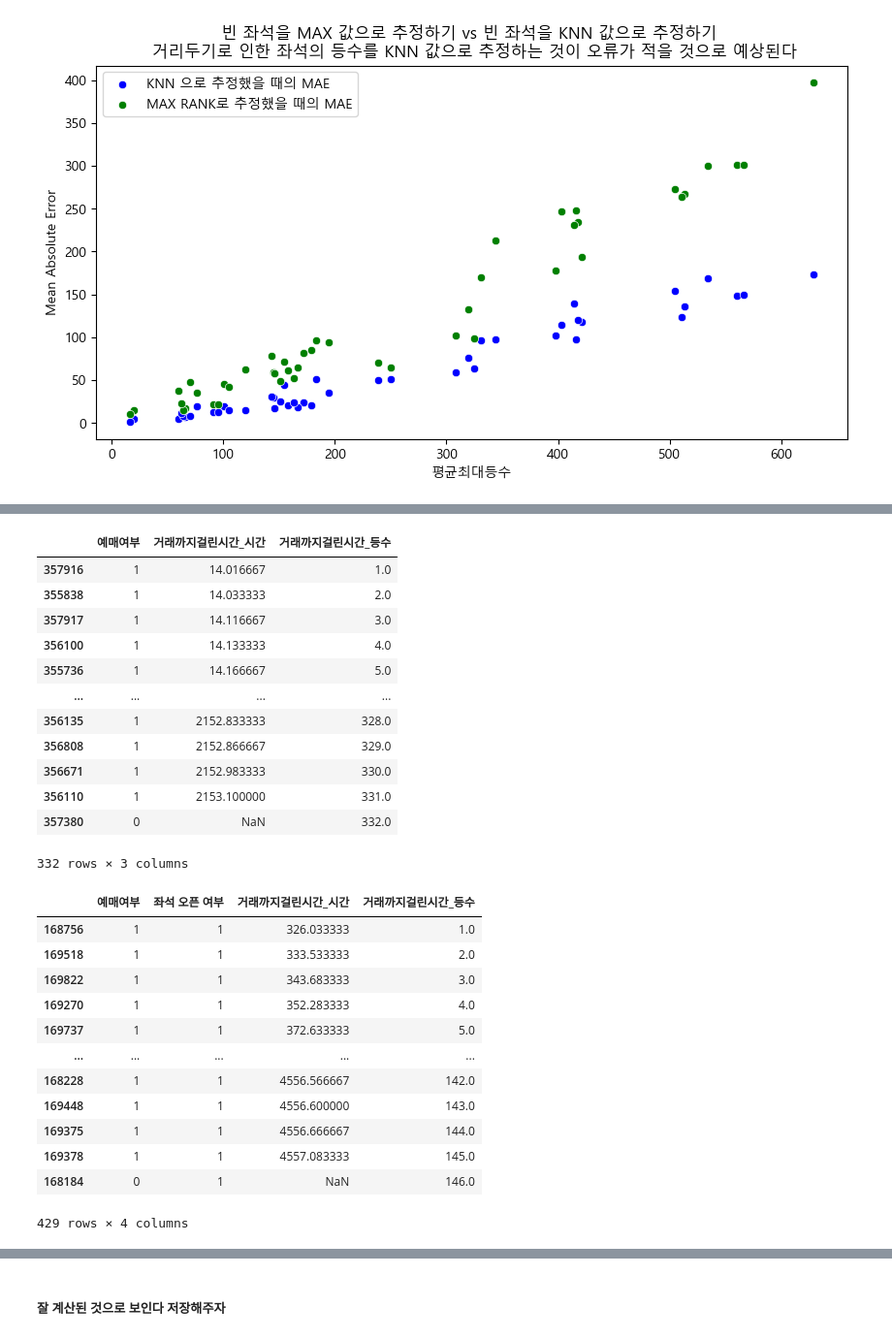
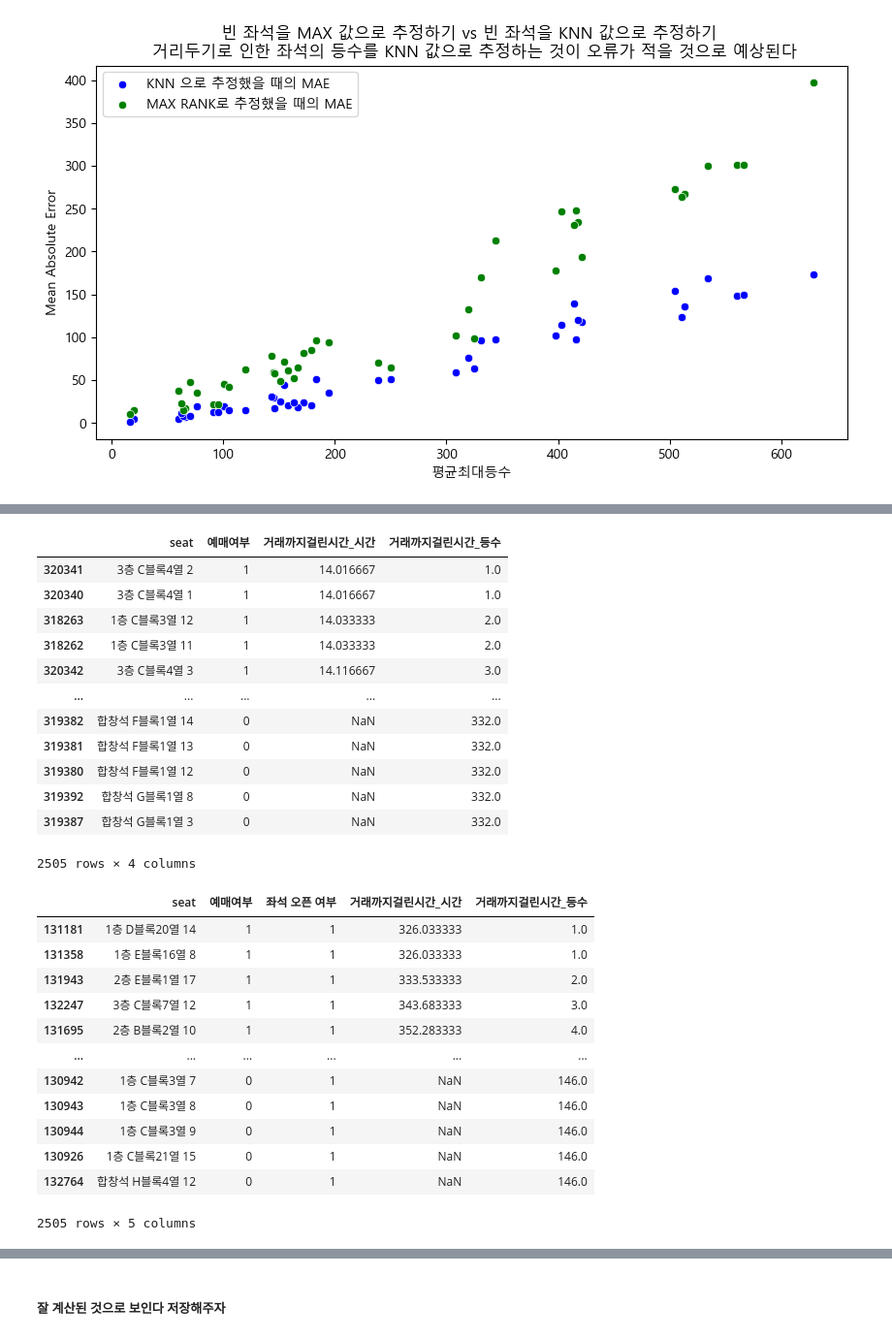
Before and after one commit to yonghyeun/BigContest-CocenrtHall, a Jupyter notebook: preprocessing/9. 거래까지 걸린 시간 계산.ipynb, the cells around one changed output, grey strips where cells are left out. Shown: that part at 97% size. Drawn from its saved outputs; the diff is of its cells as text; code cells hidden in the pictures.

```diff
--- a/preprocessing/9. 거래까지 걸린 시간 계산.ipynb
+++ b/preprocessing/9. 거래까지 걸린 시간 계산.ipynb
@@ -347,36 +336,36 @@ Text(0.5, 1.0, '빈 좌석을 MAX 값으로 추정하기 vs 빈 좌석을 KNN
 # 예시의 경우를 통해 잘 되었는지 살펴보자
 # 코로나가 아닌 경우
 
-total_result[total_result['전체공연시간'] == '2022-12-04 17:00:00'][['예매여부','거래까지걸린시간_시간','거래까지걸린시간_등수']].sort_values(by = '거래까지걸린시간_등수').drop_duplicates()
+total_result[total_result['전체공연시간'] == '2022-12-04 17:00:00'][['seat','예매여부','거래까지걸린시간_시간','거래까지걸린시간_등수']].sort_values(by = '거래까지걸린시간_등수').drop_duplicates()
 # %% [output]
-|  | 예매여부 | 거래까지걸린시간_시간 | 거래까지걸린시간_등수 |
-| 357916 | 1 | 14.016667 | 1.0 |
-| 355838 | 1 | 14.033333 | 2.0 |
-| 357917 | 1 | 14.116667 | 3.0 |
-| 356100 | 1 | 14.133333 | 4.0 |
-| 355736 | 1 | 14.166667 | 5.0 |
-| ... | ... | ... | ... |
-| 356135 | 1 | 2152.833333 | 328.0 |
-| 356808 | 1 | 2152.866667 | 329.0 |
-| 356671 | 1 | 2152.983333 | 330.0 |
-| 356110 | 1 | 2153.100000 | 331.0 |
-| 357380 | 0 | NaN | 332.0 |
+|  | seat | 예매여부 | 거래까지걸린시간_시간 | 거래까지걸린시간_등수 |
+| 320341 | 3층 C블록4열 2 | 1 | 14.016667 | 1.0 |
+| 320340 | 3층 C블록4열 1 | 1 | 14.016667 | 1.0 |
+| 318263 | 1층 C블록3열 12 | 1 | 14.033333 | 2.0 |
+| 318262 | 1층 C블록3열 11 | 1 | 14.033333 | 2.0 |
+| 320342 | 3층 C블록4열 3 | 1 | 14.116667 | 3.0 |
+| ... | ... | ... | ... | ... |
+| 319382 | 합창석 F블록1열 14 | 0 | NaN | 332.0 |
+| 319381 | 합창석 F블록1열 13 | 0 | NaN | 332.0 |
+| 319380 | 합창석 F블록1열 12 | 0 | NaN | 332.0 |
+| 319392 | 합창석 G블록1열 8 | 0 | NaN | 332.0 |
+| 319387 | 합창석 G블록1열 3 | 0 | NaN | 332.0 |
-332 rows × 3 columns
+2505 rows × 4 columns
 # %%
 # 거리두기 기간인 경우
 
-total_result[total_result['전체공연시간'] == '2020-06-03 19:30:00'][['예매여부','좌석 오픈 여부','거래까지걸린시간_시간','거래까지걸린시간_등수']].sort_values(by = '거래까지걸린시간_등수').drop_duplicates()
+total_result[total_result['전체공연시간'] == '2020-06-03 19:30:00'][['seat','예매여부','좌석 오픈 여부','거래까지걸린시간_시간','거래까지걸린시간_등수']].sort_values(by = '거래까지걸린시간_등수').drop_duplicates()
 # %% [output]
-|  | 예매여부 | 좌석 오픈 여부 | 거래까지걸린시간_시간 | 거래까지걸린시간_등수 |
-| 168756 | 1 | 1 | 326.033333 | 1.0 |
-| 169518 | 1 | 1 | 333.533333 | 2.0 |
-| 169822 | 1 | 1 | 343.683333 | 3.0 |
-| 169270 | 1 | 1 | 352.283333 | 4.0 |
-| 169737 | 1 | 1 | 372.633333 | 5.0 |
-| ... | ... | ... | ... | ... |
-| 168228 | 1 | 1 | 4556.566667 | 142.0 |
-| 169448 | 1 | 1 | 4556.600000 | 143.0 |
-| 169375 | 1 | 1 | 4556.666667 | 144.0 |
-| 169378 | 1 | 1 | 4557.083333 | 145.0 |
-| 168184 | 0 | 1 | NaN | 146.0 |
+|  | seat | 예매여부 | 좌석 오픈 여부 | 거래까지걸린시간_시간 | 거래까지걸린시간_등수 |
+| 131181 | 1층 D블록20열 14 | 1 | 1 | 326.033333 | 1.0 |
+| 131358 | 1층 E블록16열 8 | 1 | 1 | 326.033333 | 1.0 |
+| 131943 | 2층 E블록1열 17 | 1 | 1 | 333.533333 | 2.0 |
+| 132247 | 3층 C블록7열 12 | 1 | 1 | 343.683333 | 3.0 |
+| 131695 | 2층 B블록2열 10 | 1 | 1 | 352.283333 | 4.0 |
+| ... | ... | ... | ... | ... | ... |
+| 130942 | 1층 C블록3열 7 | 0 | 1 | NaN | 146.0 |
+| 130943 | 1층 C블록3열 8 | 0 | 1 | NaN | 146.0 |
+| 130944 | 1층 C블록3열 9 | 0 | 1 | NaN | 146.0 |
+| 130926 | 1층 C블록21열 15 | 0 | 1 | NaN | 146.0 |
+| 132764 | 합창석 H블록4열 12 | 0 | 1 | NaN | 146.0 |
-429 rows × 4 columns
+2505 rows × 5 columns
```
Also changed, not shown: parts of 7 cells of this notebook, 12 other files.
